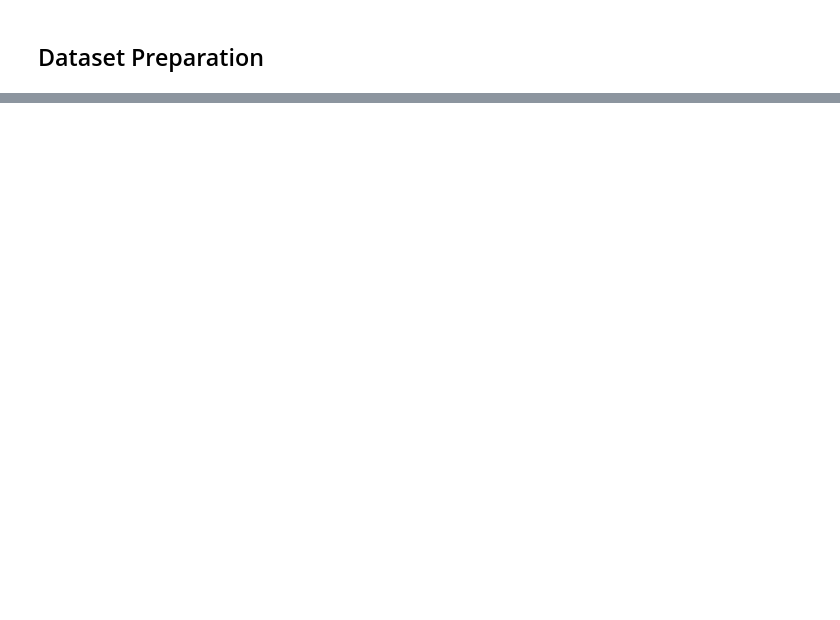
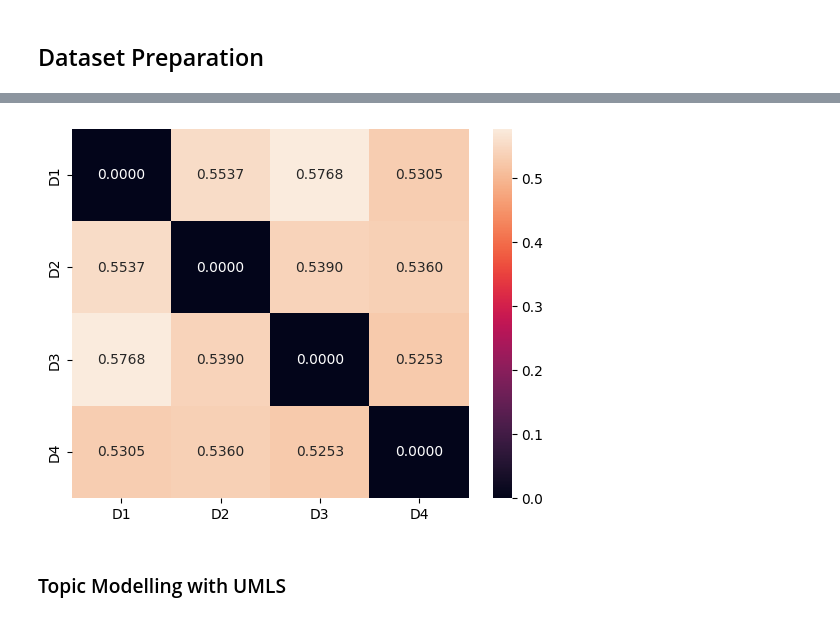
Before and after one commit to husmen/MedicalResearchTextAnalyser, a Jupyter notebook: MedicalResearchTextAnalyser.ipynb, the cells around one changed output, grey strips where cells are left out. Saved outputs shown, nothing was run; the diff lists cells and outputs as text; code cells hidden in the pictures; blank space fills up the shorter version.

```diff
--- a/MedicalResearchTextAnalyser.ipynb
+++ b/MedicalResearchTextAnalyser.ipynb
@@ -153,0 +156,4 @@ for desc, db in zip(dataset.data_description, dataset_empath_sorted, strict=True
+# %%
+# Feature extrtaction from Empath models
+tfidf_tpcs, _ = nlp_pipeline.dict_features(empath_topics_per_doc, dataset_titles)
+print(tfidf_tpcs.head(10))
@@ -153,0 +187,7 @@ for desc, db in zip(dataset.data_description, dataset_empath_sorted, strict=True
+# %%
+tfidf_sim = nlp_pipeline.tfidf_sim(tfidf_tpcs, dataset_titles)
+data_viz.tfidf_heatmap(tfidf_sim)
+# %% [output]
+[figure, added]
+# %% [markdown]
+### Topic Modelling with UMLS
```
Also changed, not shown: parts of 19 cells of this notebook, 5 other files.
